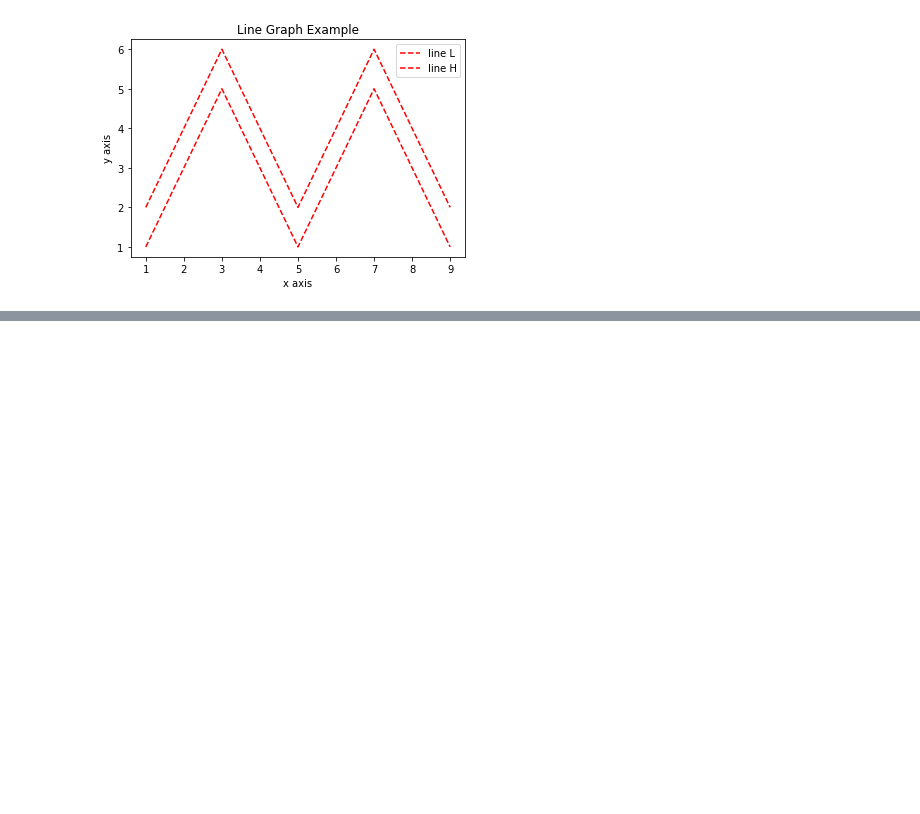
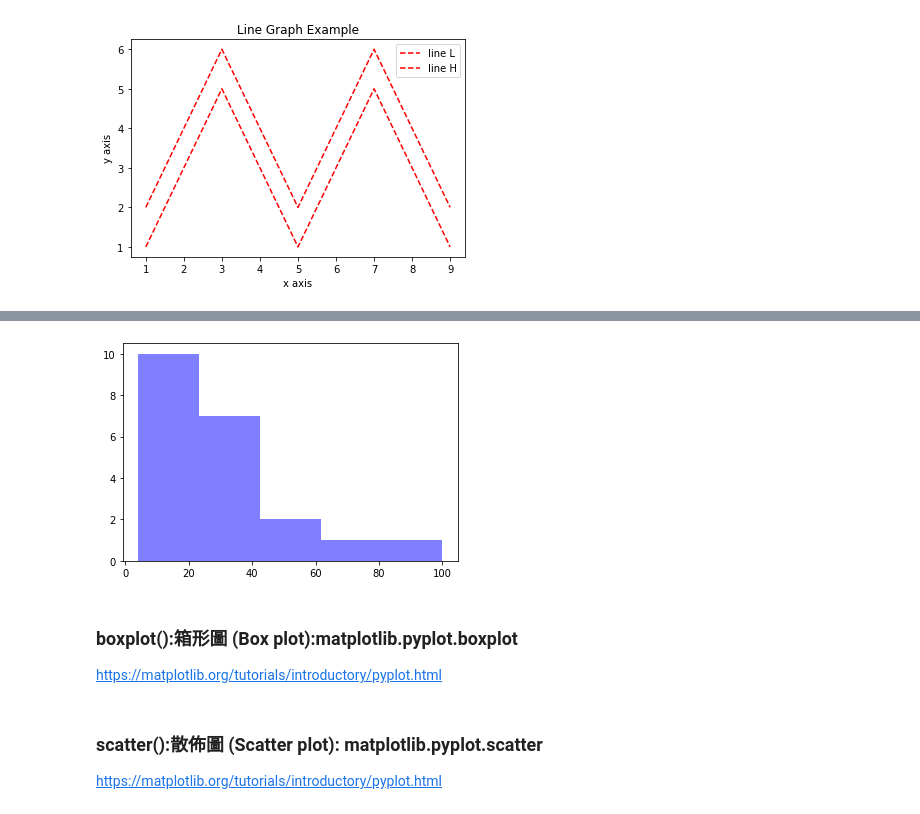
Before and after one commit to Rainbowpen/AI_and_security_2020, a Jupyter notebook: 20201014.ipynb, the cells around one changed output, grey strips where cells are left out. Drawn from its saved outputs; the diff is of its cells as text; code cells hidden in the pictures; blank space fills up the shorter version.

```diff
--- a/20201014.ipynb
+++ b/20201014.ipynb
@@ -38,0 +57,17 @@ plt.show()
+# %%
+import numpy as np
+import matplotlib.mlab as mlab
+import matplotlib.pyplot as plt
+
+x = [21,22,23,4,5,6,77,8,9,10,31,32,33,34,35,36,37,18,49,50,100]
+num_bins = 5
+n, bins, patches = plt.hist(x, num_bins, facecolor='blue', alpha=0.5)
+plt.show()
+# %% [output]
+[figure, added]
+# %% [markdown]
+### boxplot():箱形圖 (Box plot):matplotlib.pyplot.boxplot
+https://matplotlib.org/tutorials/introductory/pyplot.html
+# %% [markdown]
+### scatter():散佈圖 (Scatter plot): matplotlib.pyplot.scatter
+https://matplotlib.org/tutorials/introductory/pyplot.html
```
Also changed, not shown: parts of 5 cells of this notebook.
